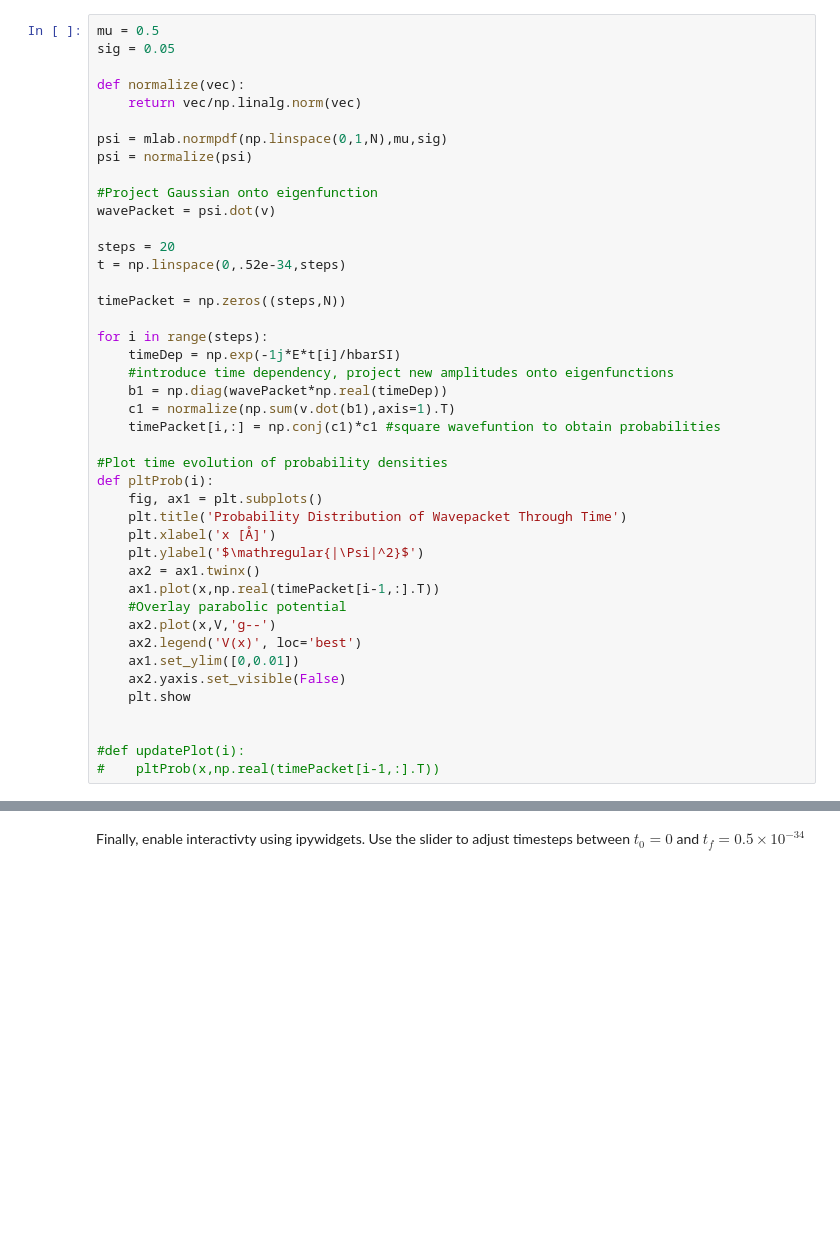
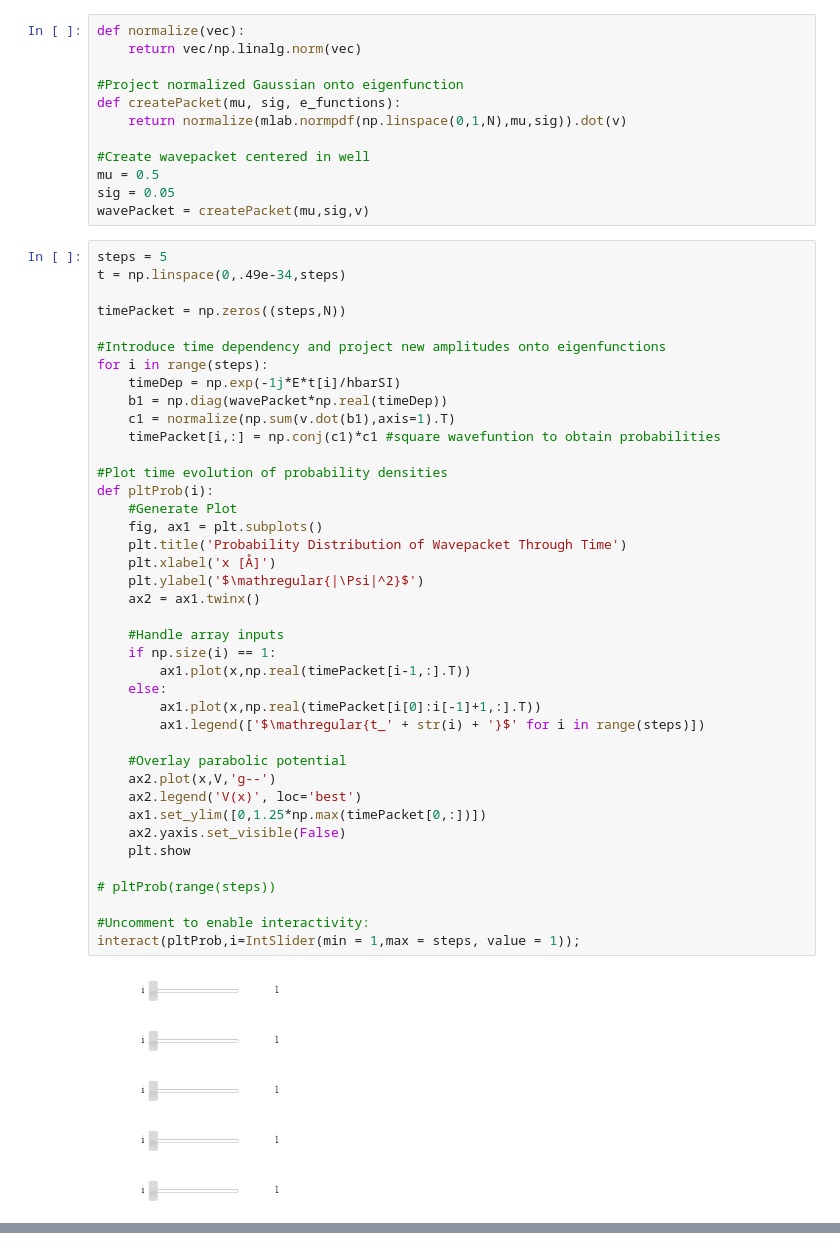
Before and after one commit to chrisw7/quantum-in-jupyter, a Jupyter notebook: Quantum Mechanics Review.ipynb, the cells around one changed output, grey strips where cells are left out. Cells and saved outputs as stored; diff of their text form; blank space fills up the shorter version.

```diff
--- a/Quantum Mechanics Review.ipynb
+++ b/Quantum Mechanics Review.ipynb
@@ -80,43 +94,58 @@ Using the solutions to the eigenvalue problem presented by the Schrodinger equat
+# %%
+def normalize(vec):
+    return vec/np.linalg.norm(vec)
+
+#Project normalized Gaussian onto eigenfunction
+def createPacket(mu, sig, e_functions):
+    return normalize(mlab.normpdf(np.linspace(0,1,N),mu,sig)).dot(v)
+
+#Create wavepacket centered in well
+mu = 0.5
+sig = 0.05
+wavePacket = createPacket(mu,sig,v)
 # %%
-mu = 0.5
-sig = 0.05
-
-def normalize(vec):
-    return vec/np.linalg.norm(vec)
-
-psi = mlab.normpdf(np.linspace(0,1,N),mu,sig)
-psi = normalize(psi)
-
-#Project Gaussian onto eigenfunction
-wavePacket = psi.dot(v)
-
-steps = 20
-t = np.linspace(0,.52e-34,steps)
+steps = 5
+t = np.linspace(0,.49e-34,steps)
 
 timePacket = np.zeros((steps,N))
 
+#Introduce time dependency and project new amplitudes onto eigenfunctions
 for i in range(steps):
     timeDep = np.exp(-1j*E*t[i]/hbarSI)
-    #introduce time dependency, project new amplitudes onto eigenfunctions
     b1 = np.diag(wavePacket*np.real(timeDep))
     c1 = normalize(np.sum(v.dot(b1),axis=1).T)
     timePacket[i,:] = np.conj(c1)*c1 #square wavefuntion to obtain probabilities
 
 #Plot time evolution of probability densities
 def pltProb(i):
+    #Generate Plot
     fig, ax1 = plt.subplots()
     plt.title('Probability Distribution of Wavepacket Through Time')
     plt.xlabel('x [Å]')
     plt.ylabel('$\mathregular{|\Psi|^2}$')
     ax2 = ax1.twinx()
-    ax1.plot(x,np.real(timePacket[i-1,:].T))
+
+    #Handle array inputs
+    if np.size(i) == 1:
+        ax1.plot(x,np.real(timePacket[i-1,:].T))
+    else:
+        ax1.plot(x,np.real(timePacket[i[0]:i[-1]+1,:].T))
+        ax1.legend(['$\mathregular{t_' + str(i) + '}$' for i in range(steps)])
+
     #Overlay parabolic potential
     ax2.plot(x,V,'g--')
     ax2.legend('V(x)', loc='best')
-    ax1.set_ylim([0,0.01])
+    ax1.set_ylim([0,1.25*np.max(timePacket[0,:])])
     ax2.yaxis.set_visible(False)
     plt.show
 
+# pltProb(range(steps))
 
-#def updatePlot(i):
-#    pltProb(x,np.real(timePacket[i-1,:].T))
+#Uncomment to enable interactivity:
+interact(pltProb,i=IntSlider(min = 1,max = steps, value = 1));
+# %% [output]
+[figure, added]
+[figure, added]
+[figure, added]
+[figure, added]
+[figure, added]
@@ -123,3 +155,0 @@ def pltProb(i):
-# %% [markdown]
-Finally, enable interactivty using ipywidgets.
-Use the slider to adjust timesteps between $t_0=0$ and $t_{f}=0.5\times 10^{-34}$
```
Also changed, not shown: parts of 13 cells of this notebook.
